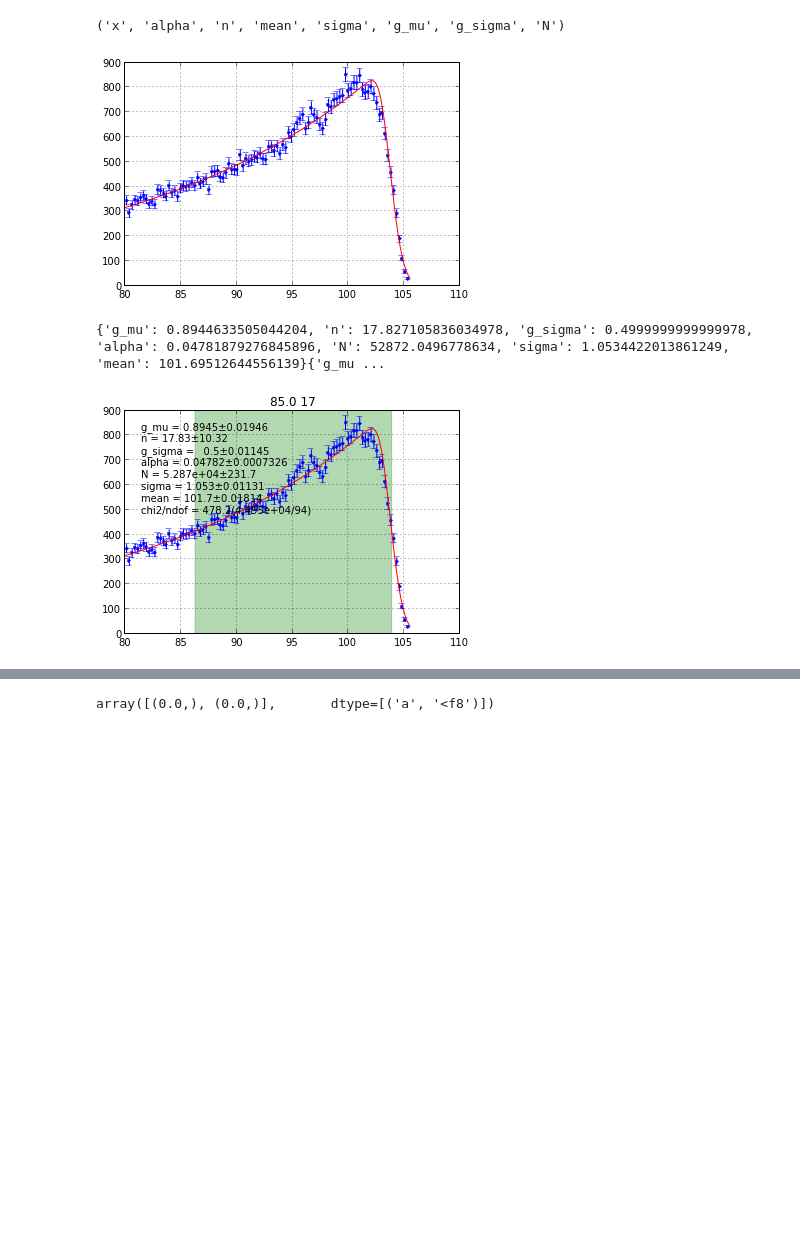
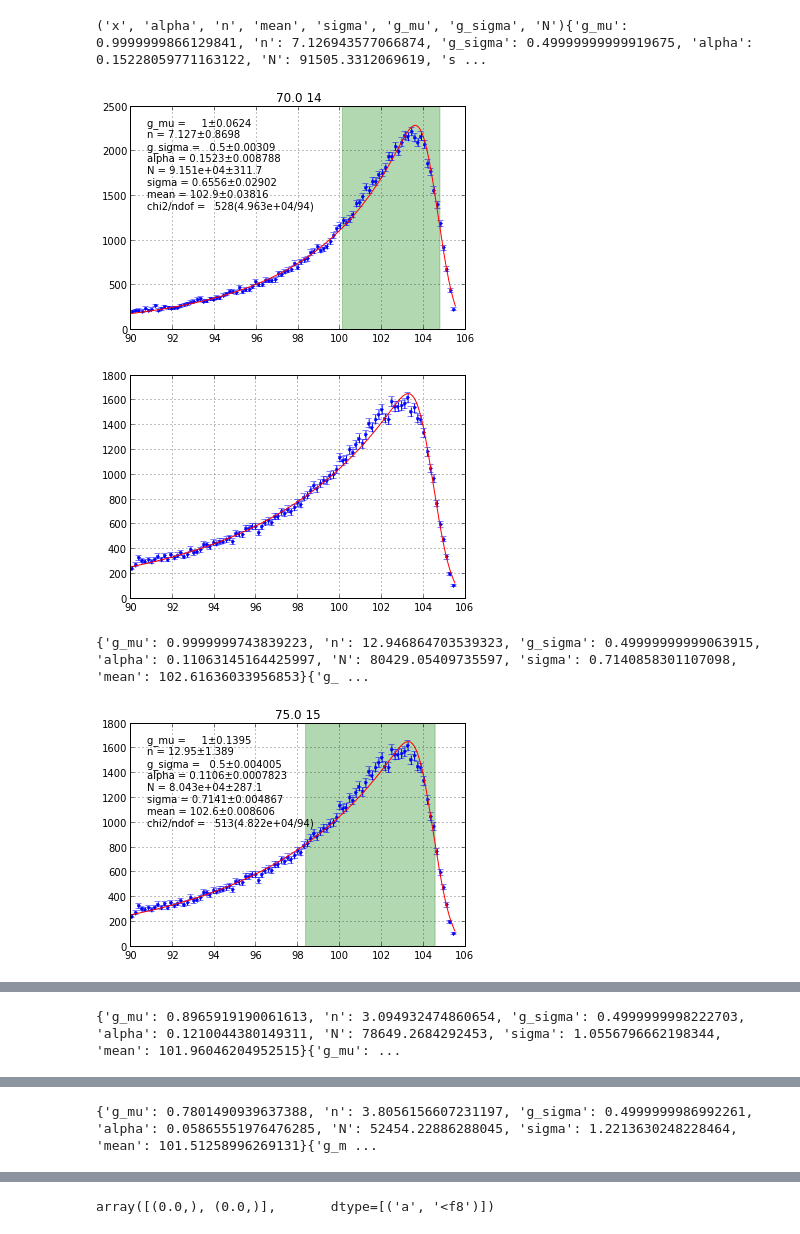
Before and after one commit to piti118/crystal-length-study-for-mu2e, a Jupyter notebook: resolution-mylar.ipynb, the cells around one changed output, grey strips where cells are left out. Drawn from its saved outputs; the diff is of its cells as text; code cells hidden in the pictures; blank space fills up the shorter version.

Commit message:
save the new result

```diff
--- a/resolution-mylar.ipynb
+++ b/resolution-mylar.ipynb
@@ -17,9 +17,10 @@ def smear(E):    w = sqrt(1000.*E)#1000 photon per mev    ret = randn(len(E))
 # %%
 angles = np.linspace(0,90,19)[:-1]myresult = {}
 # %%
-arg = {      0 :{'range':(101,105.5)},      1 :{'range':(101,105.5)},      2 :{'range':(101,105.5)},      3 :{'range':(101,105.5)},      4 :{'range':(101,105.5)},      5 :{'range':(101,105.5)},      6 :{'range':(101,105.5)},      7 :{'range':(101,105.5)},      8 :{'range':(101,105.5)},      9 :{'range':(101,105.5)},                  10:{'range':(101,105.5)},      11:{'range':(101,105.5)},      12:{'range':(100,105.5)},      13:{'range':(100,105.5)},      14:{'range':(98,105.5)},      15:{'range':(96,105.5)},      16:{'range':(92,105.5)},      17:{'range':(80,105.5)},}for i,angle in enumerate(angles):    if i < 17: continue    myE = result['E'][(result['angle']>(angle-0.1)) & (result['angle']<(angle+0.1))]    figure()    myE = smear(myE)    emin,emax = 101.,105.5    if i in arg:        emin,emax = arg[i]['range']    myE = myE[(myE>emin) & (myE<emax)]    myresult[i] = doOneFit(myE,range=(emin,emax),N=len(myE))    title(str(angle)+' '+str(i))
+arg = {      0 :{'range':(96.,105.5)},      1 :{'range':(96.,105.5)},      2 :{'range':(96.,105.5)},      3 :{'range':(96.,105.5)},      4 :{'range':(96.,105.5)},      5 :{'range':(96.,105.5)},      6 :{'range':(96.,105.5)},      7 :{'range':(96.,105.5)},      8 :{'range':(96.,105.5)},      9 :{'range':(96.,105.5)},                  10:{'range':(96.,105.5)},      11:{'range':(96.,105.5)},      12:{'range':(90.,105.5)},      13:{'range':(90.,105.5)},      14:{'range':(90.,105.5)},      15:{'range':(90.,105.5)},      16:{'range':(80.,105.5)},      17:{'range':(80.,105.5)},}for i,angle in enumerate(angles):    if i < 14: continue    myE = result['E'][(result['angle']>(angle-0.1)) & (result['angle']<(angle+0.1))]    figure()    myE = smear(myE)    emin,emax = 101.,105.5    if i in arg:        emin,emax = arg[i]['range']    myE = myE[(myE>emin) & (myE<emax)]    myresult[i] = doOneFit(myE,range=(emin,emax),N=len(myE))    title(str(angle)+' '+str(i))
 # %% [output]
-('x', 'alpha', 'n', 'mean', 'sigma', 'g_mu', 'g_sigma', 'N')
+('x', 'alpha', 'n', 'mean', 'sigma', 'g_mu', 'g_sigma', 'N'){'g_mu': 0.9999999866129841, 'n': 7.126943577066874, 'g_sigma': 0.49999999999919675, 'alpha': 0.15228059771163122, 'N': 91505.3312069619, 's ...
-[figure, old version]
+[figure, new version]
+[figure, new version]
-{'g_mu': 0.8944633505044204, 'n': 17.827105836034978, 'g_sigma': 0.4999999999999978, 'alpha': 0.04781879276845896, 'N': 52872.0496778634, 'sigma': 1.0534422013861249, 'mean': 101.69512644556139}{'g_mu ...
+{'g_mu': 0.9999999743839223, 'n': 12.946864703539323, 'g_sigma': 0.49999999999063915, 'alpha': 0.11063145164425997, 'N': 80429.05409735597, 'sigma': 0.7140858301107098, 'mean': 102.61636033956853}{'g_ ...
-[figure, old version]
+[figure, added]
@@ -25,0 +28 @@ arg = {      0 :{'range':(101,105.5)},      1 :{'range':(101,105.5)},      2 :{'
+{'g_mu': 0.8965919190061613, 'n': 3.094932474860654, 'g_sigma': 0.4999999998222703, 'alpha': 0.1210044380149311, 'N': 78649.2684292453, 'sigma': 1.0556796662198344, 'mean': 101.96046204952515}{'g_mu': ...
@@ -25,0 +31 @@ arg = {      0 :{'range':(101,105.5)},      1 :{'range':(101,105.5)},      2 :{'
+{'g_mu': 0.7801490939637388, 'n': 3.8056156607231197, 'g_sigma': 0.4999999986992261, 'alpha': 0.05865551976476285, 'N': 52454.22886288045, 'sigma': 1.2213630248228464, 'mean': 101.51258996269131}{'g_m ...
```
Also changed, not shown: parts of 3 cells of this notebook, 9 other files.
